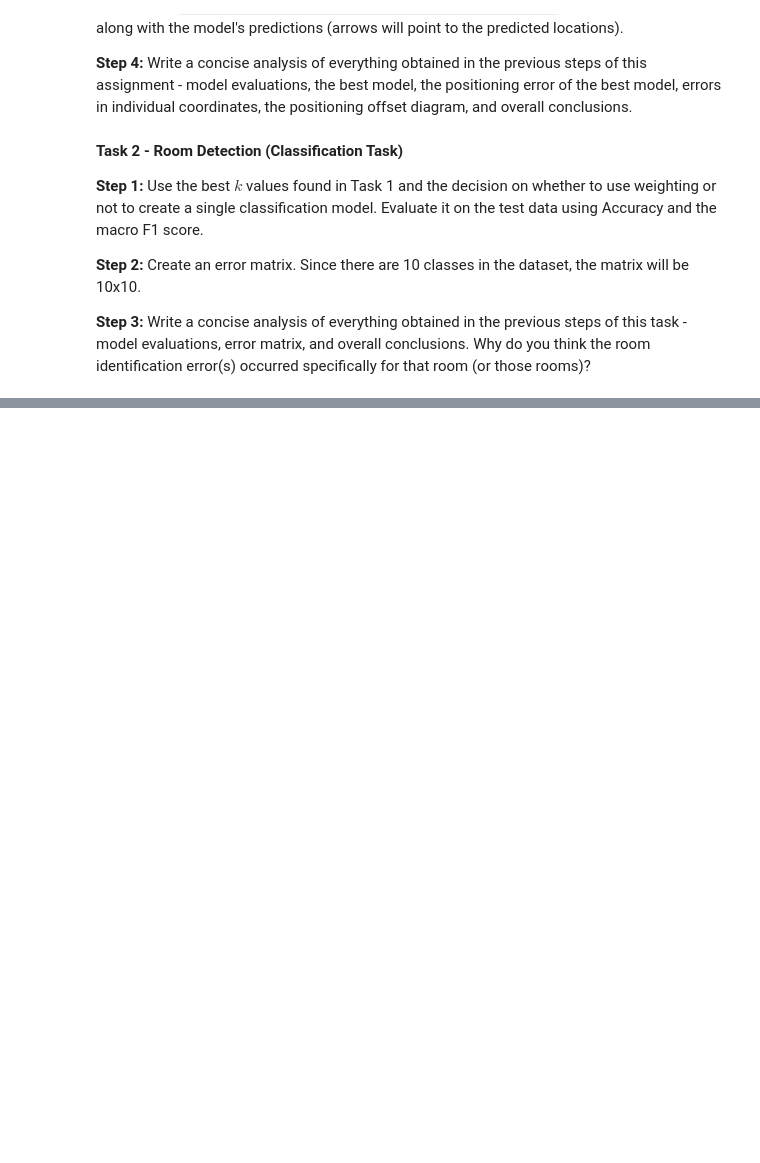
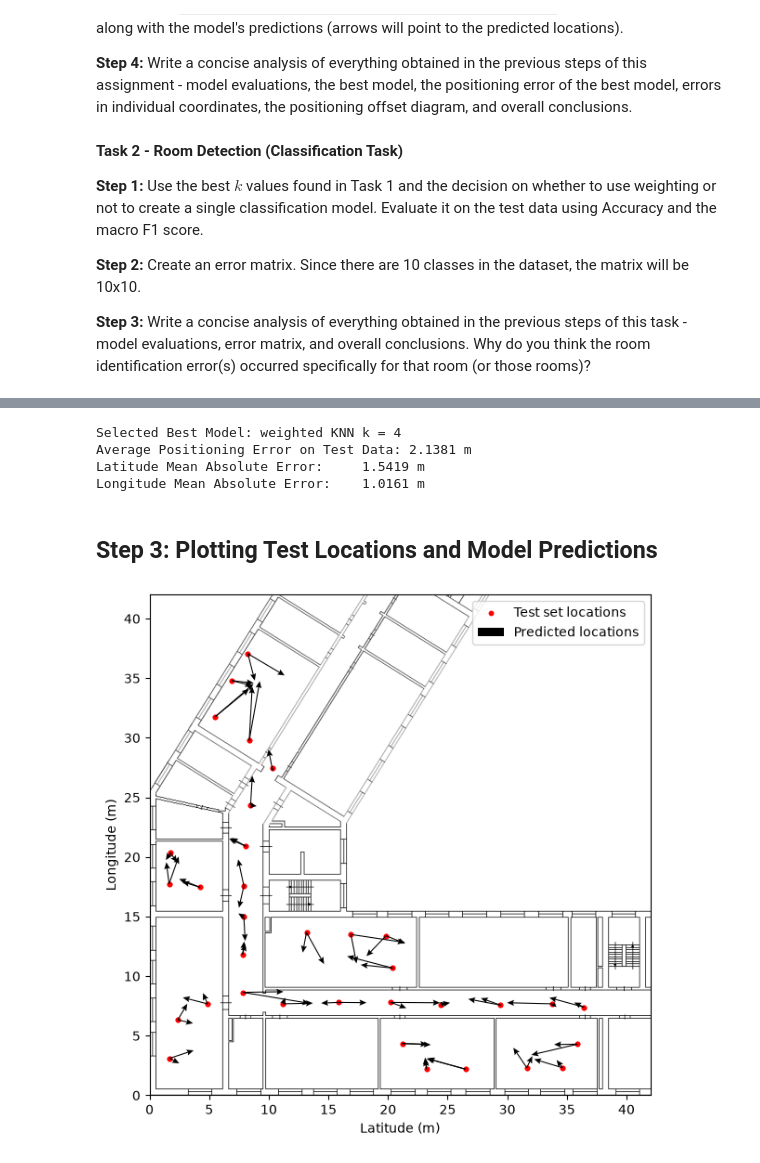
Before and after one commit to Sparkobbable/machine-learning-algorithms, a Jupyter notebook: 6_Assignment_EN.ipynb, the cells around one changed output, grey strips where cells are left out. Saved outputs shown, nothing was run; the diff lists cells and outputs as text; code cells hidden in the pictures; blank space fills up the shorter version.

```diff
--- a/6_Assignment_EN.ipynb
+++ b/6_Assignment_EN.ipynb
@@ -179,0 +241,38 @@ where `validation_lat_lon` are the true location coordinates and `predicted_lat_
+# %%
+from sklearn.metrics import mean_absolute_error
+
+# Best model : weighted KNN with k = 4
+best_k = 4
+best_weights = 'distance'
+
+knn_lat = KNeighborsRegressor(n_neighbors=best_k, weights=best_weights)
+knn_lon = KNeighborsRegressor(n_neighbors=best_k, weights=best_weights)
+
+knn_lat.fit(train_rss.values, train_lat_lon['Latitude'].values)
+knn_lon.fit(train_rss.values, train_lat_lon['Longitude'].values)
+
+pred_lat = knn_lat.predict(test_rss.values)
+pred_lon = knn_lon.predict(test_rss.values)
+predicted_lat_lon = np.column_stack([pred_lat, pred_lon])
+
+test_pos_errors = np.linalg.norm(test_lat_lon.values - predicted_lat_lon, axis=1)
+mean_test_pos_error = np.mean(test_pos_errors)
+
+mae_latitude = mean_absolute_error(test_lat_lon['Latitude'].values, pred_lat)
+mae_longitude = mean_absolute_error(test_lat_lon['Longitude'].values, pred_lon)
+
+print(f"Selected Best Model: weighted KNN k = 4")
+print(f"Average Positioning Error on Test Data: {mean_test_pos_error:.4f} m")
+print(f"Latitude Mean Absolute Error:     {mae_latitude:.4f} m")
+print(f"Longitude Mean Absolute Error:    {mae_longitude:.4f} m")
+# %% [output]
+Selected Best Model: weighted KNN k = 4
+Average Positioning Error on Test Data: 2.1381 m
+Latitude Mean Absolute Error:     1.5419 m
+Longitude Mean Absolute Error:    1.0161 m
+# %% [markdown]
+## Step 3: Plotting Test Locations and Model Predictions
+# %%
+plot_plan(None, test_lat_lon, predicted_lat_lon)
+# %% [output]
+[figure, added]
```
Also changed, not shown: parts of 17 cells of this notebook, 7 other files.
